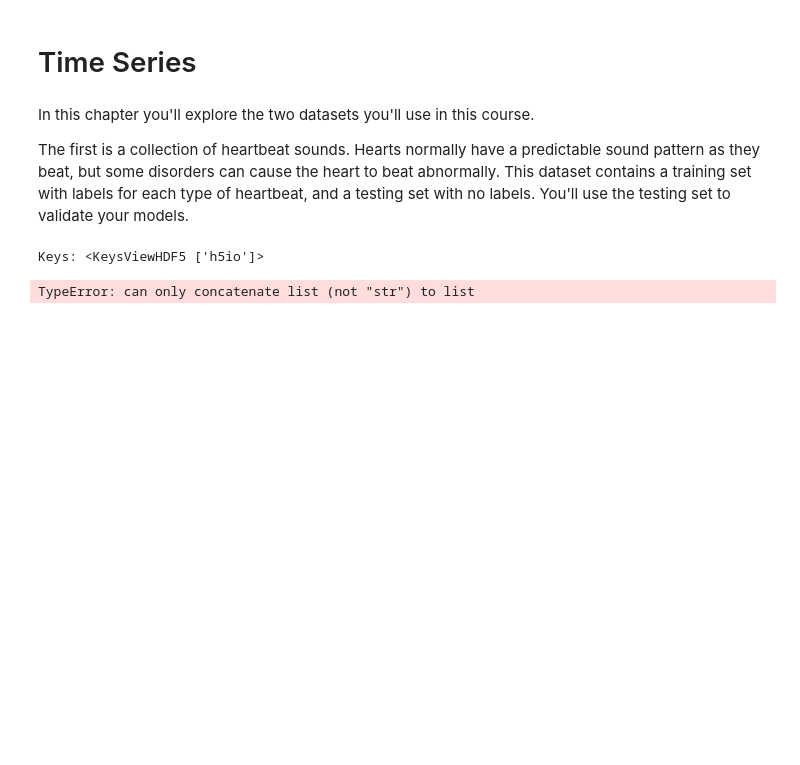
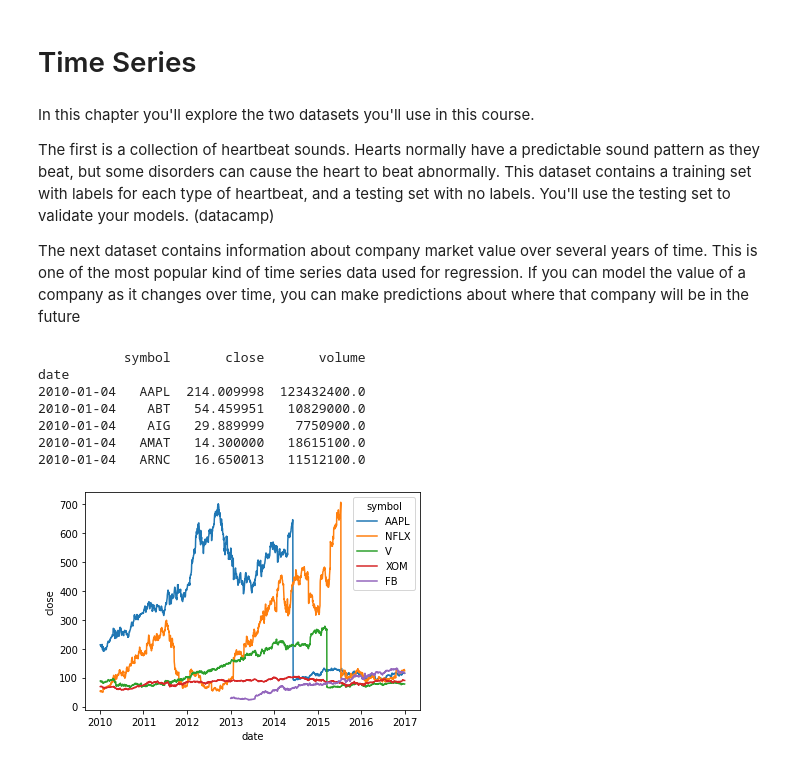
Before and after one commit to martinnss/Micro_Projects, a Jupyter notebook: apuntes datacamp/Time Seriesi.ipynb, the cells around one changed output. Saved outputs shown, nothing was run; the diff lists cells and outputs as text; code cells hidden in the pictures; blank space fills up the shorter version.

```diff
--- a/apuntes datacamp/Time Seriesi.ipynb
+++ b/apuntes datacamp/Time Seriesi.ipynb
@@ -4,34 +4,6 @@
 In this chapter you'll explore the two datasets you'll use in this course.
 
 
-The first is a collection of heartbeat sounds. Hearts normally have a predictable sound pattern as they beat, but some disorders can cause the heart to beat abnormally. This dataset contains a training set with labels for each type of heartbeat, and a testing set with no labels. You'll use the testing set to validate your models.
+The first is a collection of heartbeat sounds. Hearts normally have a predictable sound pattern as they beat, but some disorders can cause the heart to beat abnormally. This dataset contains a training set with labels for each type of heartbeat, and a testing set with no labels. You'll use the testing set to validate your models. (datacamp)
+
+The next dataset contains information about company market value over several years of time. This is one of the most popular kind of time series data used for regression. If you can model the value of a company as it changes over time, you can make predictions about where that company will be in the future
-# %%
-import librosa as lr
-from glob import glob
-
-import h5py
-filename = "audio_munged.hdf5"
-
-with h5py.File(filename, "r") as f:
-    # List all groups
-    print("Keys: %s" % f.keys())
-    a_group_key = list(f.keys())[0]
-
-    # Get the data
-    data_dir = list(f[a_group_key])
-
-# List all the wav files in the folder
-audio_files = glob(data_dir + '/*.wav')
-
-# Read in the first audio file, create the time array
-audio, sfreq = lr.load(audio_files[0])
-time = np.arange(0, len(audio)) / sfreq
-
-# Plot audio over time
-fig, ax = plt.subplots()
-ax.plot(time, audio)
-ax.set(xlabel='Time (s)', ylabel='Sound Amplitude')
-plt.show()
-# %% [output]
-Keys: <KeysViewHDF5 ['h5io']>
-TypeError: can only concatenate list (not "str") to list
@@ -37,0 +15,23 @@ TypeError: can only concatenate list (not "str") to list
+# %%
+# Read in the data
+data = pd.read_csv('https://assets.datacamp.com/production/repositories/1536/datasets/43d325fa67cde1d4d5de62adc108fceabaddf3cc/prices.csv', index_col=0)
+
+# Convert the index of the DataFrame to datetime
+data.index = pd.to_datetime(data.index)
+print(data.head())
+#select a few stocks
+stocks=['AAPL','FB','NFLX','XOM','V']
+best_stocks=data[data.symbol.isin(stocks)]
+
+# Loop through each column, plot its values over time
+sns.lineplot(data=best_stocks,x='date',y='close',hue='symbol')
+plt.show()
+# %% [output]
+           symbol       close       volume
+date
+2010-01-04   AAPL  214.009998  123432400.0
+2010-01-04    ABT   54.459951   10829000.0
+2010-01-04    AIG   29.889999    7750900.0
+2010-01-04   AMAT   14.300000   18615100.0
+2010-01-04   ARNC   16.650013   11512100.0
+[figure, added]
```
Also changed, not shown: parts of 8 cells of this notebook.
